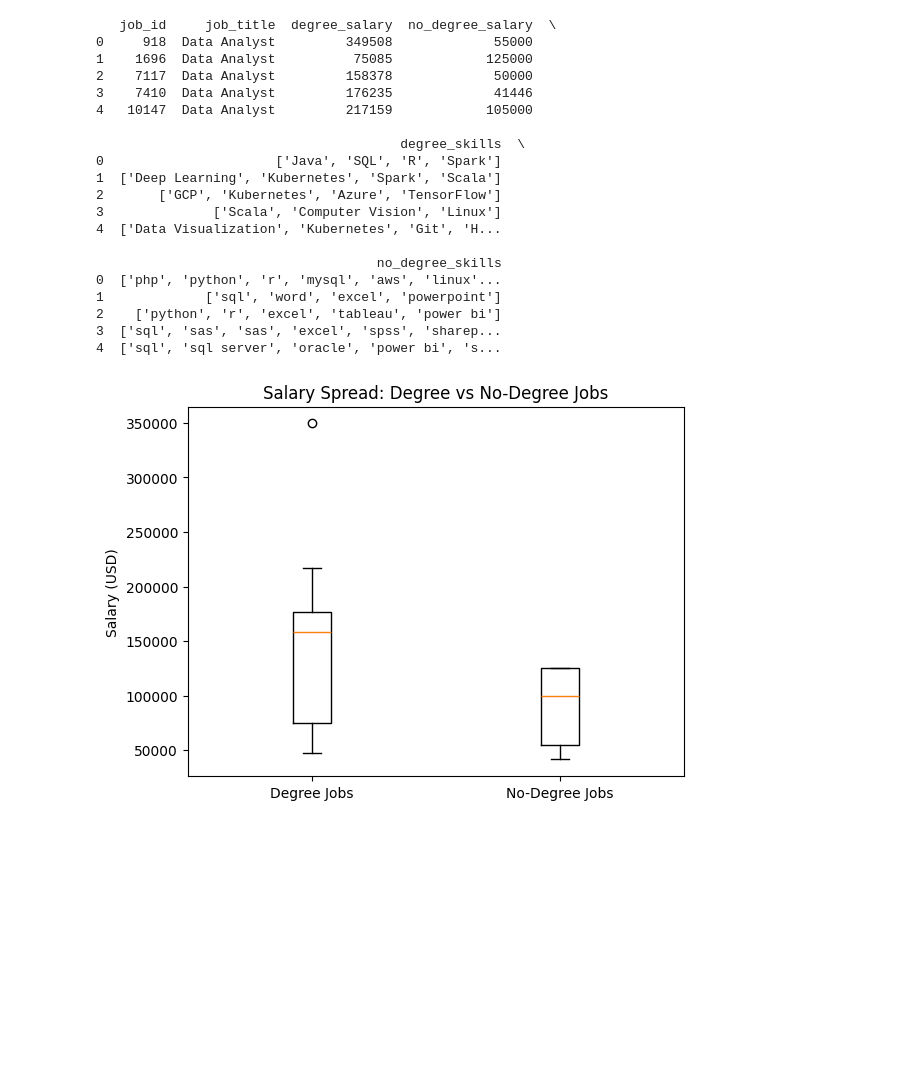
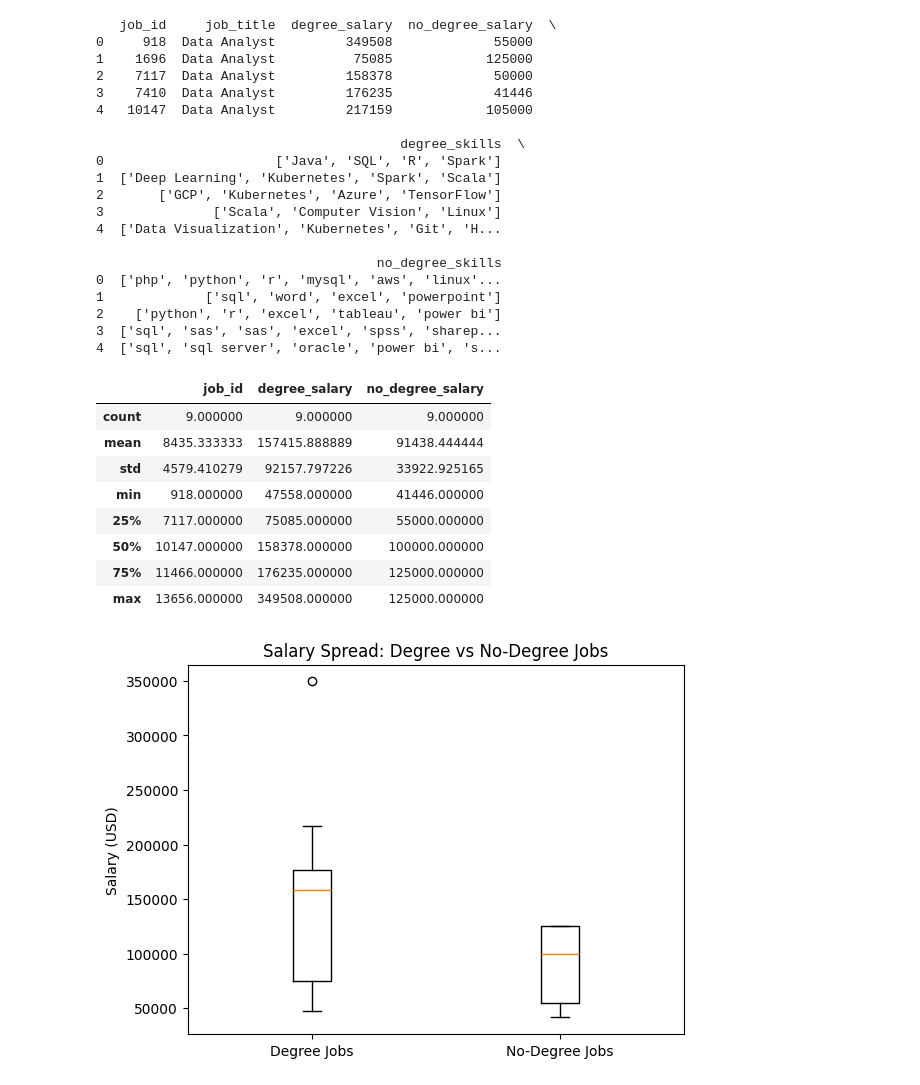
Before and after one commit to Wyparks04/Degree_Impact_On_Data_Analyst_Salaries, a Jupyter notebook: create_SQLite_database.ipynb, the cells around one changed output. Saved outputs shown, nothing was run; the diff lists cells and outputs as text; code cells hidden in the pictures; blank space fills up the shorter version.

```diff
--- a/create_SQLite_database.ipynb
+++ b/create_SQLite_database.ipynb
@@ -330,6 +330,18 @@ print(joined_jobs.head())
 2    ['python', 'r', 'excel', 'tableau', 'power bi']
 3  ['sql', 'sas', 'sas', 'excel', 'spss', 'sharep...
 4  ['sql', 'sql server', 'oracle', 'power bi', 's...
+# %%
+joined_jobs.describe()
+# %% [output]
+|  | job_id | degree_salary | no_degree_salary |
+| count | 9.000000 | 9.000000 | 9.000000 |
+| mean | 8435.333333 | 157415.888889 | 91438.444444 |
+| std | 4579.410279 | 92157.797226 | 33922.925165 |
+| min | 918.000000 | 47558.000000 | 41446.000000 |
+| 25% | 7117.000000 | 75085.000000 | 55000.000000 |
+| 50% | 10147.000000 | 158378.000000 | 100000.000000 |
+| 75% | 11466.000000 | 176235.000000 | 125000.000000 |
+| max | 13656.000000 | 349508.000000 | 125000.000000 |
 # %%
 data = [
     joined_jobs["degree_salary"].dropna(),
```
Also changed, not shown: 3 other files.
